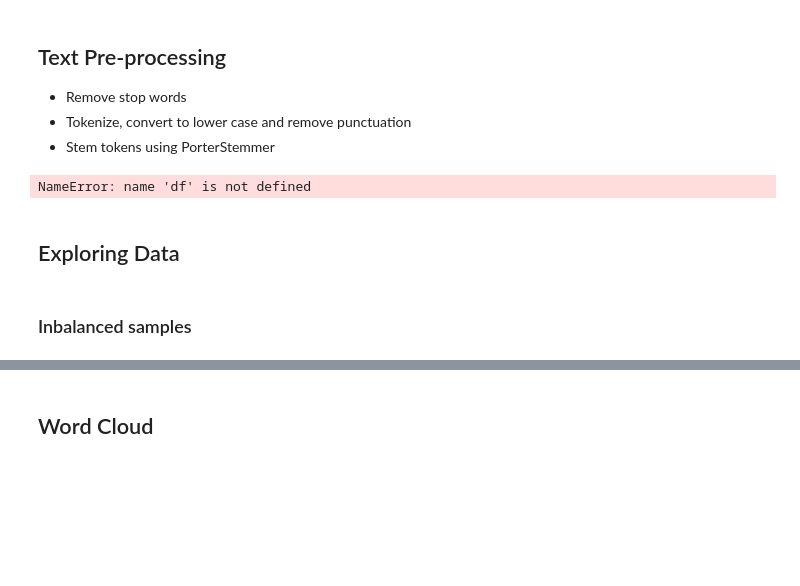
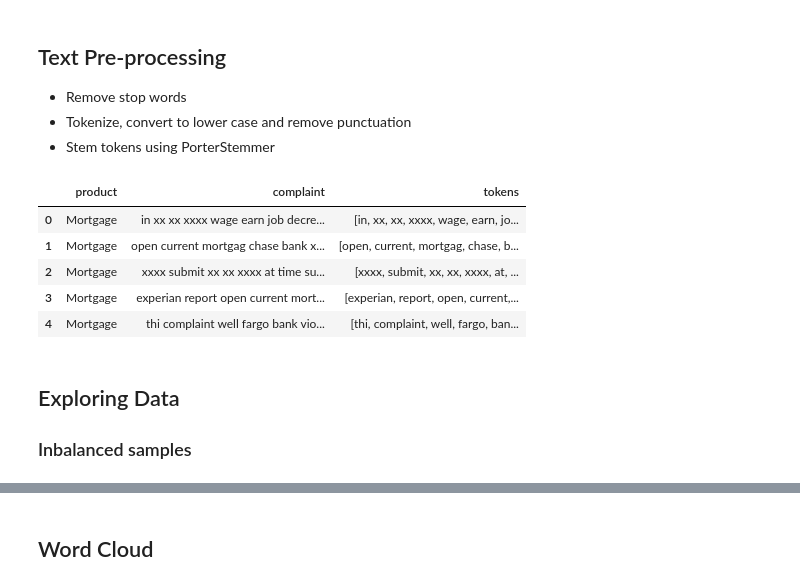
Before and after one commit to yinhan1/Kaggle_Python, a Jupyter notebook: consumer complaints/consumer complaints.ipynb, the cells around one changed output, grey strips where cells are left out. Saved outputs shown, nothing was run; the diff lists cells and outputs as text; code cells hidden in the pictures; blank space fills up the shorter version.

```diff
--- a/consumer complaints/consumer complaints.ipynb
+++ b/consumer complaints/consumer complaints.ipynb
@@ -7,7 +7,7 @@ import pandas as pd
 
 OUTPUT_FOLDER = os.getcwd() + '/output/'
 
-data = pd.read_excel('consumer_complaints_CA.xlsx')
+data = pd.read_excel('ca_data.xlsx')
 df = (pd.DataFrame(data, columns = ['product','consumer_complaint_narrative'])
         .dropna()
         .set_axis(['product', 'complaint'], axis = 1, inplace = False)
@@ -15,10 +15,15 @@ df = (pd.DataFrame(data, columns = ['product','consumer_complaint_narrative'])
 
 ## regroup product labels
 df['product'] = df['product'].replace({
-    'Consumer Loan': 'Consumer loan',
-    'Payday loan': 'Consumer loan',
-    'Student loan': 'Consumer loan',
-    'Prepaid card': 'Bank account or service'
+    'Consumer Loan': 'Others',
+    'Payday loan': 'Others',
+    'Student loan': 'Others',
+    'Prepaid card': 'Bank account or service',
+    'Money transfers': 'Others',
+    'Other financial service': 'Others',
+    'Credit card': 'Credit card & credit reporting',
+    'Credit reporting': 'Credit card & credit reporting',
+    'Bank account and service': 'Others'
 })
 
 df.head()
@@ -33,34 +43,41 @@ IndexError: list index out of range
 # %%
 from gensim.utils import simple_preprocess
 from gensim.parsing.porter import PorterStemmer
 from gensim.parsing.preprocessing import remove_stopwords
 
 porter_stemmer = PorterStemmer()
 
 ## function to clean raw text
 def clean_txt(message):
+
+    ### remove xxx
+    message = message.replace('xx', '')
 
     ### remove stop words
     message_no_stopwrd = remove_stopwords(message)
 
     ### simple preprocess
     tokens = simple_preprocess(message_no_stopwrd, deacc = True)
 
     ### stemming tokens
     tokens_stemmed = [porter_stemmer.stem(token) for token in tokens]
 
     return tokens_stemmed
 
 ## print raw text after cleaning
 df_token = df.assign(tokens = df['complaint'].apply(lambda x: clean_txt(x)))
 df_token['complaint'] = [' '.join(token) for token in df_token['tokens']]
 df_token.head()
 # %% [output]
-NameError: name 'df' is not defined
+|  | product | complaint | tokens |
+| 0 | Mortgage | in xx xx xxxx wage earn job decre... | [in, xx, xx, xxxx, wage, earn, jo... |
+| 1 | Mortgage | open current mortgag chase bank x... | [open, current, mortgag, chase, b... |
+| 2 | Mortgage | xxxx submit xx xx xxxx at time su... | [xxxx, submit, xx, xx, xxxx, at, ... |
+| 3 | Mortgage | experian report open current mort... | [experian, report, open, current,... |
+| 4 | Mortgage | thi complaint well fargo bank vio... | [thi, complaint, well, fargo, ban... |
 # %% [markdown]
 ## Exploring Data
+### Inbalanced samples
-# %% [markdown]
-### Inbalanced samples
 # %%
 import seaborn as sns
 import matplotlib.pyplot as plt
```
Also changed, not shown: parts of 10 cells of this notebook, 1 other file.
